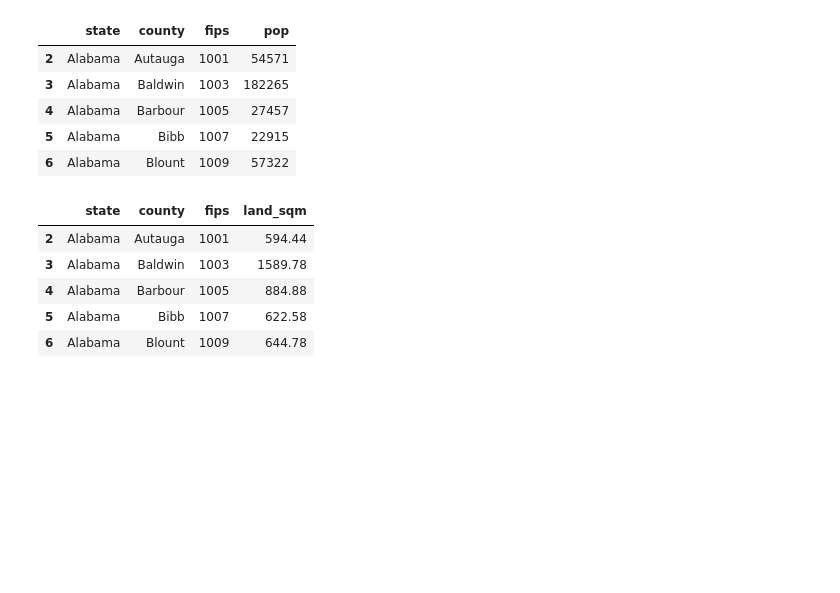
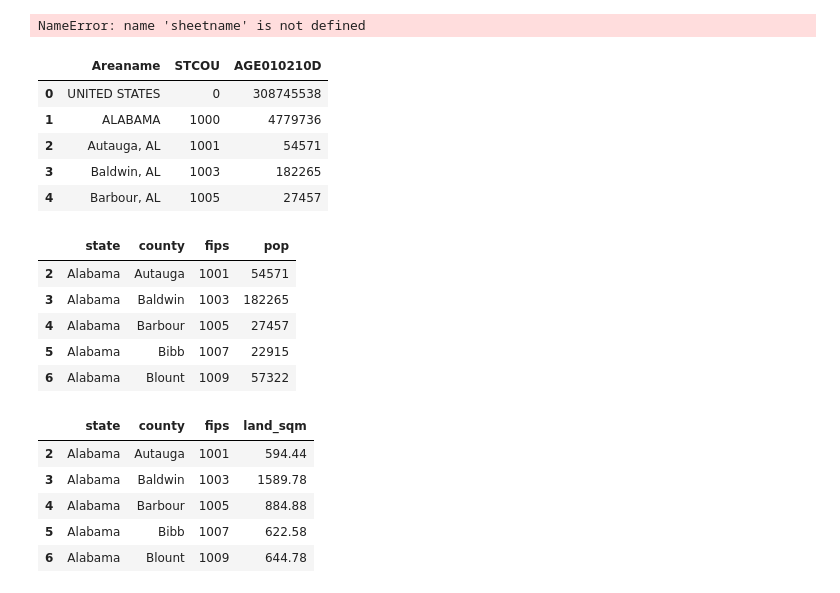
Before and after one commit to jwhendy/covid19, a Jupyter notebook: data_processing.ipynb, the cells around one changed output. Cells and saved outputs as stored; diff of their text form; code cells hidden in the pictures; blank space fills up the shorter version.

```diff
--- a/data_processing.ipynb
+++ b/data_processing.ipynb
@@ -6,12 +6,24 @@ import state_abbrevs
 
 pop = pd.read_excel('https://www2.census.gov/library/publications/2011/compendia/usa-counties/excel/POP01.xls')
 pop = pop[['Area_name', 'STCOU', 'POP010210D']]
-age = pd.read_excel('https://www2.census.gov/library/publications/2011/compendia/usa-counties/excel/AGE01.xls')
-age = age[['Areaname', 'STCOU', 'AGE010210D']]
 land = pd.read_excel('https://www2.census.gov/library/publications/2011/compendia/usa-counties/excel/LND01.xls')
 land = land[['Areaname', 'STCOU', 'LND110210D']]
+age = pd.read_excel('https://www2.census.gov/library/publications/2011/compendia/usa-counties/excel/AGE01.xls',
+                    sheetname=='Sheet 2')
+age = age[['Areaname', 'STCOU', 'AGE050210D']]
 inc = pd.read_excel('https://www2.census.gov/library/publications/2011/compendia/usa-counties/excel/INC01.xls')
 inc = inc[['Area_name', 'STCOU', 'INC110209D']]
+# %% [output]
+NameError: name 'sheetname' is not defined
+# %%
+age.head()
+# %% [output]
+|  | Areaname | STCOU | AGE010210D |
+| 0 | UNITED STATES | 0 | 308745538 |
+| 1 | ALABAMA | 1000 | 4779736 |
+| 2 | Autauga, AL | 1001 | 54571 |
+| 3 | Baldwin, AL | 1003 | 182265 |
+| 4 | Barbour, AL | 1005 | 27457 |
 # %%
 ### population data: saves out state, county, fips, and population
 df = pop.copy()
```
Also changed, not shown: parts of 2 cells of this notebook, 2 other files.
